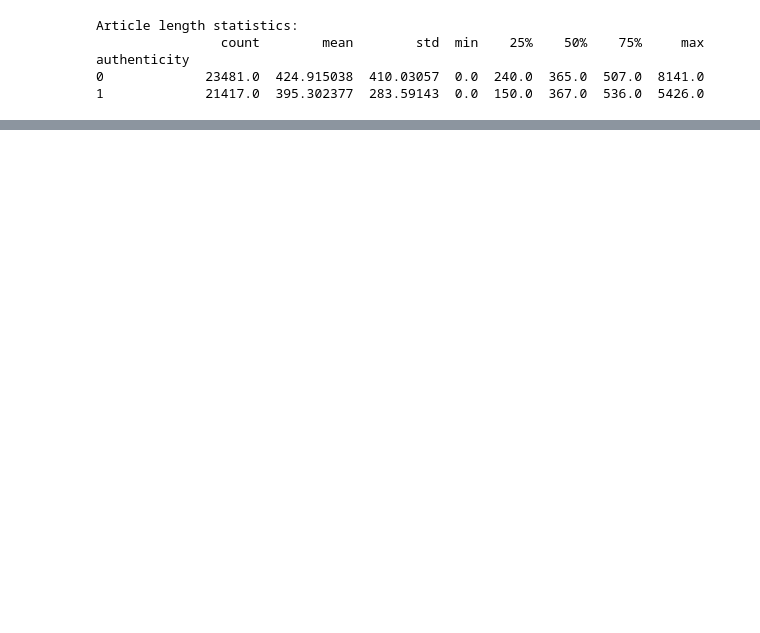
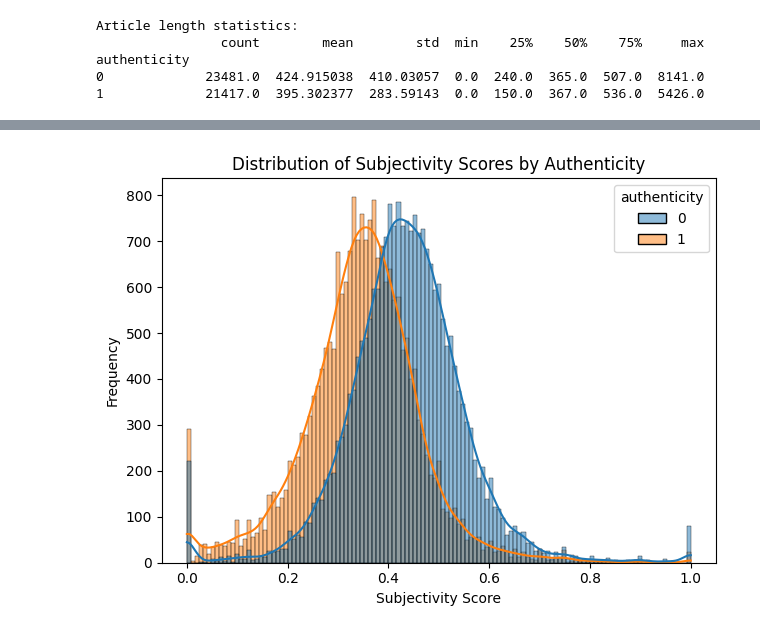
Before and after one commit to jjmago/cind820, a Jupyter notebook: project820.ipynb, the cells around one changed output, grey strips where cells are left out. Saved outputs shown, nothing was run; the diff lists cells and outputs as text; code cells hidden in the pictures; blank space fills up the shorter version.

```diff
--- a/project820.ipynb
+++ b/project820.ipynb
@@ -343,0 +546,11 @@ Passing `palette` without assigning `hue` is deprecated and will be removed in v
+# %%
+# Subjectivity Distribution
+sns.histplot(data=df, x='text_subjectivity', hue='authenticity', kde=True)
+plt.title('Distribution of Subjectivity Scores by Authenticity')
+plt.xlabel('Subjectivity Score')
+plt.ylabel('Frequency')
+
+plt.tight_layout()
+plt.show()
+# %% [output]
+[figure, added]
```
Also changed, not shown: parts of 56 cells of this notebook, 1 other file.
